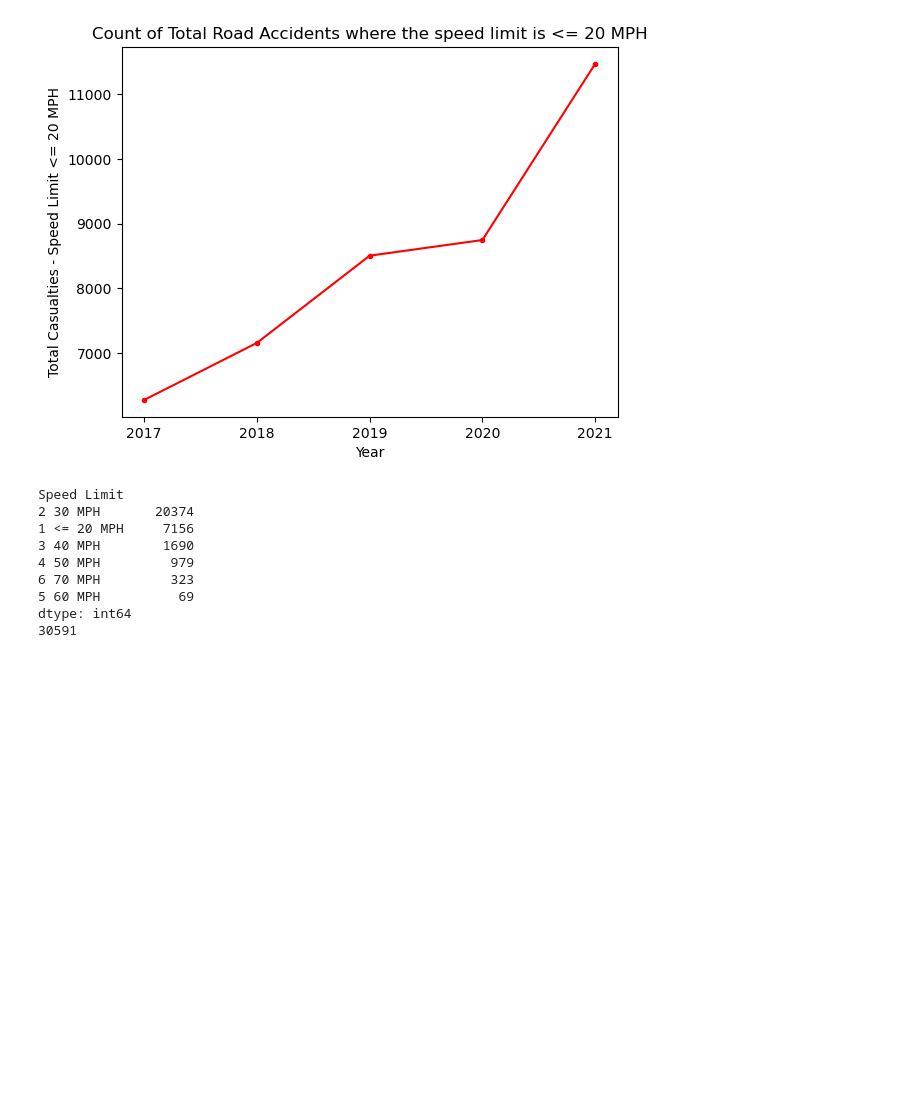
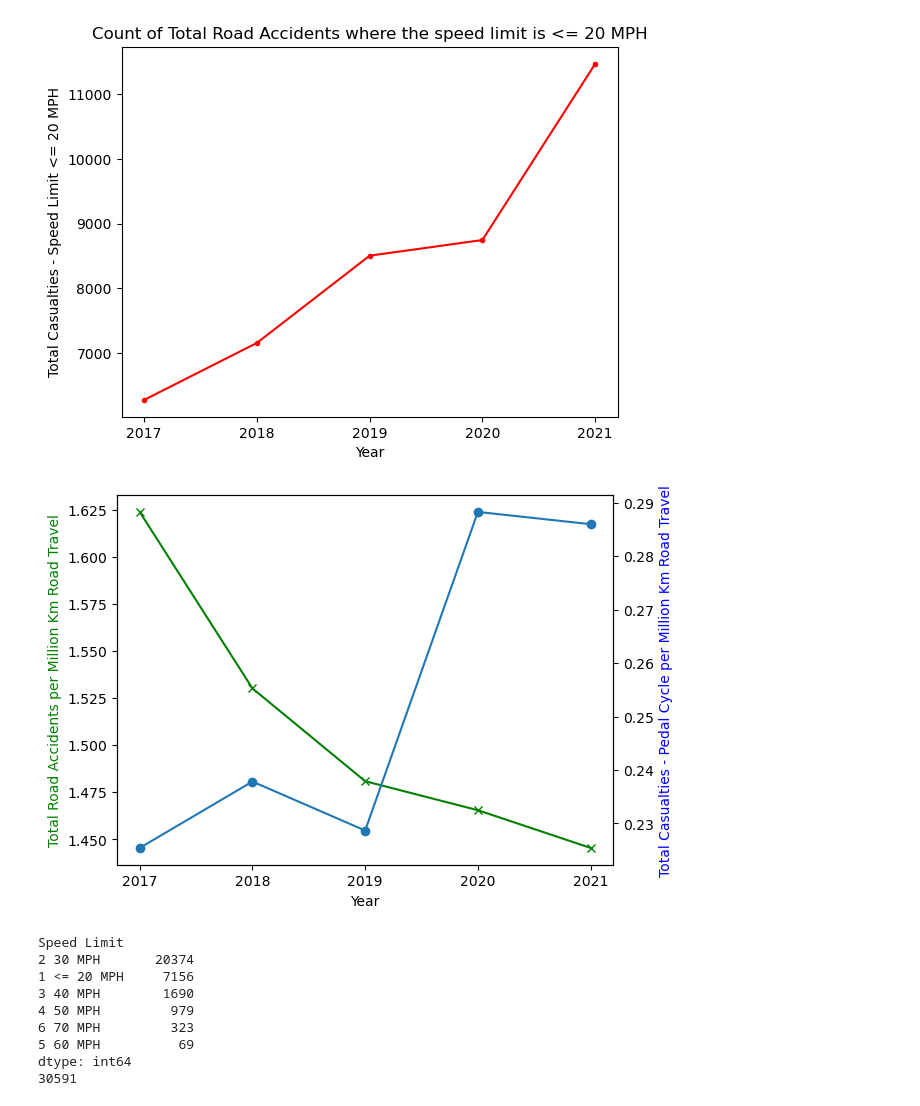
Before and after one commit to sokimura39/CUSP_Data_Dive, a Jupyter notebook: casualties_temporal_analysis.ipynb, the cells around one changed output. Drawn from its saved outputs; the diff is of its cells as text; code cells hidden in the pictures; blank space fills up the shorter version.

```diff
--- a/casualties_temporal_analysis.ipynb
+++ b/casualties_temporal_analysis.ipynb
@@ -249,6 +257,19 @@ plt.ylabel("Total Casualties - Speed Limit <= 20 MPH")
 plt.show()
 # %% [output]
 [figure]
+# %%
+# Plot total casualties x total pedal cycle casualties
+
+fig, ax = plt.subplots()
+ax.plot(total_casualties["Year"], total_casualties["Total Road Accidents per Million Km Road Travel"], color="g", marker="x")
+ax.set_xlabel("Year")
+ax.set_ylabel("Total Road Accidents per Million Km Road Travel", color="green")
+ax2 = ax.twinx()
+ax2.plot(total_casualties["Year"], total_casualties["Total Casualties - Pedal Cycle per Million Km Road Travel"], marker="o")
+ax2.set_ylabel("Total Casualties - Pedal Cycle per Million Km Road Travel", color="blue")
+plt.show()
+# %% [output]
+[figure, added]
 # %%
 df_attendant_2018 = pd.read_csv("2018-data-files-attendant.csv")
 df_attendant_2018.head()
```
Also changed, not shown: parts of 1 cell of this notebook.
